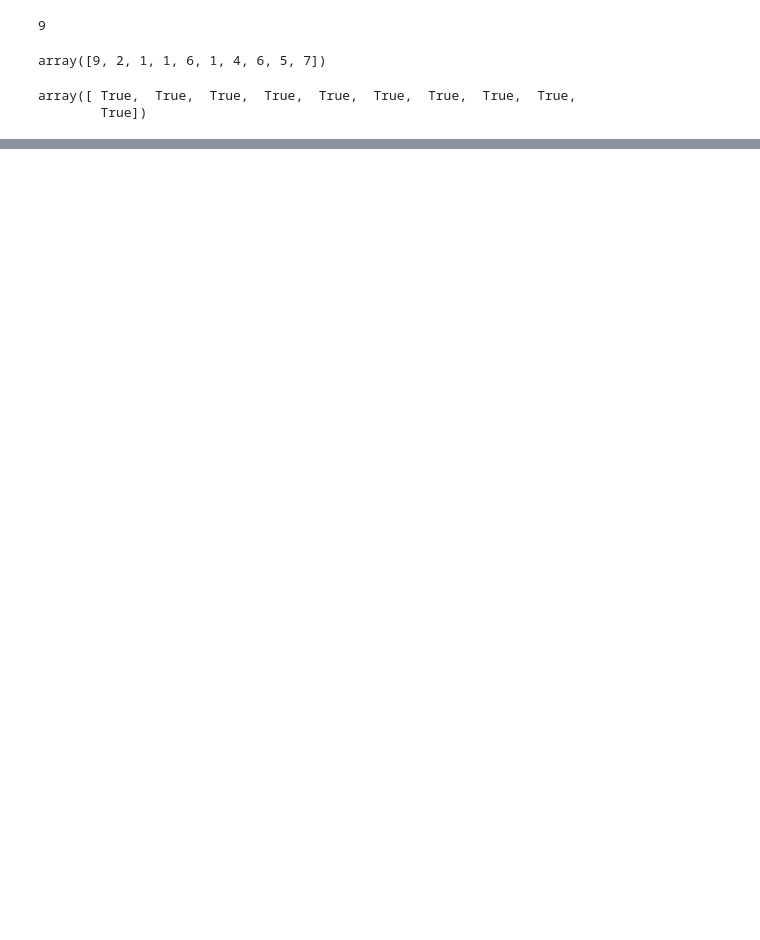
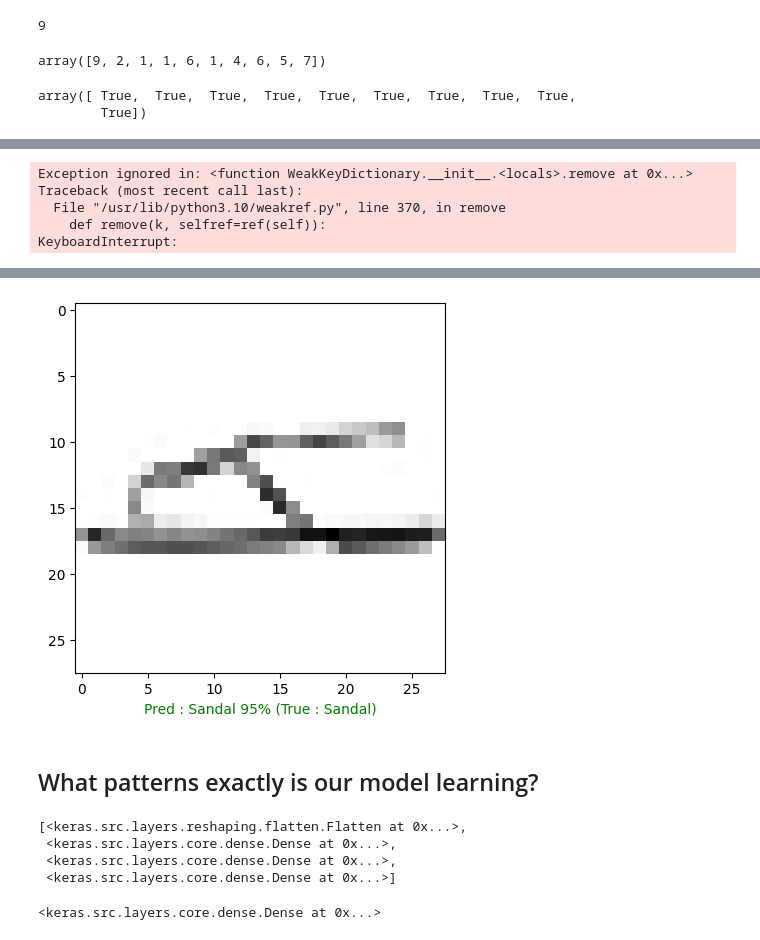
Before and after one commit to SheshamJoseph/Deep-Learning-with-Tensorflow-ZTM, a Jupyter notebook: 02_neural_net_classification.ipynb, the cells around one changed output, grey strips where cells are left out. Cells and saved outputs as stored; diff of their text form; code cells hidden in the pictures; blank space fills up the shorter version.

```diff
--- a/02_neural_net_classification.ipynb
+++ b/02_neural_net_classification.ipynb
@@ -1337,0 +1350,42 @@ make_confusion_matrix(y_true=test_labels,
+# %%
+import random
+
+def plot_random_image(model, images, true__labels, classes):
+    """
+    Picks a random image, plots it and labels it with a prediction and true label
+    """
+    # set up random integer
+    i = random.randint(0, len(images))
+
+    # create predictions and targets
+    target_image = images[i]
+    pred_probs = model.predict(target_image.reshape(1, 28, 28))
+    pred_label = classes[pred_probs.argmax()]
+    true_label = classes[true__labels[i]]
+
+    # plot the image
+    plt.imshow(target_image, cmap=plt.cm.binary)
+
+    # change the colorof the titles depending on if the prediction  is right or wrong
+    if pred_label == true_label:
+        color = "green"
+    else:
+        color = "red"
+
+    # add xlabel information(prediction/true label)
+    plt.xlabel("Pred : {} {:2.0f}% (True : {})".format(pred_label,
+                                                       100*tf.reduce_max(pred_probs),
+                                                       true_label),
+                                                       color=color)
+# %%
+# check out a random imag
+plot_random_image(model=model_12,
+                  images=test_data_norm,
+                  true__labels=test_labels,
+                  classes=class_names)
+# %% [output]
+Exception ignored in: <function WeakKeyDictionary.__init__.<locals>.remove at 0x...>
+Traceback (most recent call last):
+  File "/usr/lib/python3.10/weakref.py", line 370, in remove
+    def remove(k, selfref=ref(self)):
+KeyboardInterrupt:
@@ -1337,0 +1393,16 @@ make_confusion_matrix(y_true=test_labels,
+[figure, added]
+# %% [markdown]
+## What patterns exactly is our model learning?
+# %%
+# find the layers of our most recent layers
+model_12.layer
+# %% [output]
+[<keras.src.layers.reshaping.flatten.Flatten at 0x...>,
+ <keras.src.layers.core.dense.Dense at 0x...>,
+ <keras.src.layers.core.dense.Dense at 0x...>,
+ <keras.src.layers.core.dense.Dense at 0x...>]
+# %%
+# Extract a particular layer
+model_12.layers[1]
+# %% [output]
+<keras.src.layers.core.dense.Dense at 0x...>
```
Also changed, not shown: parts of 52 cells of this notebook.
